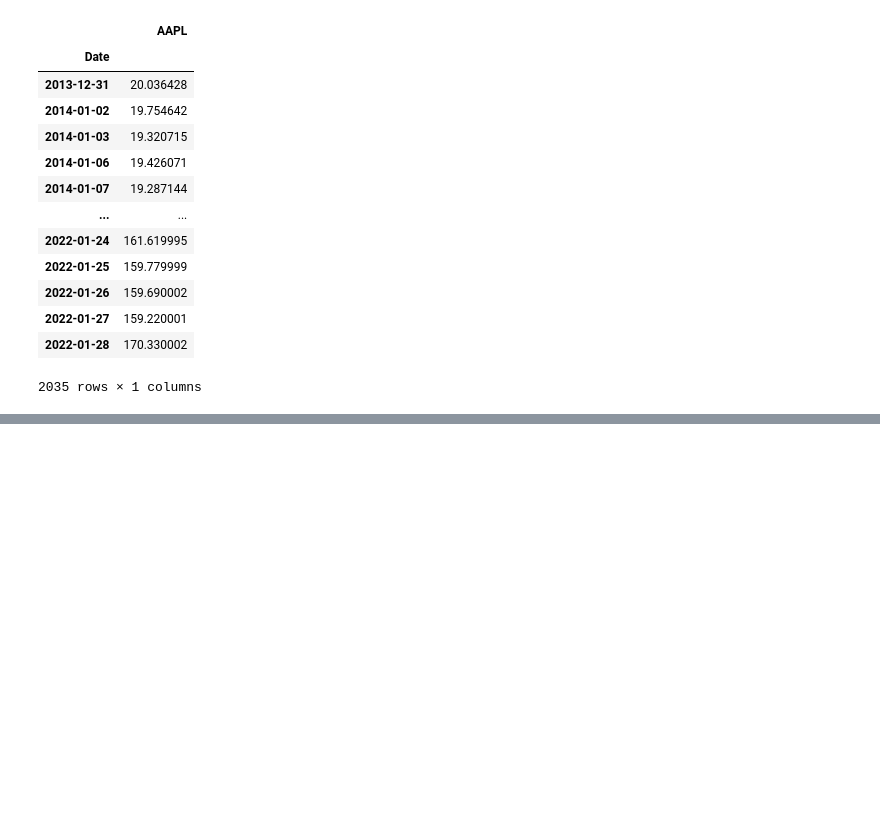
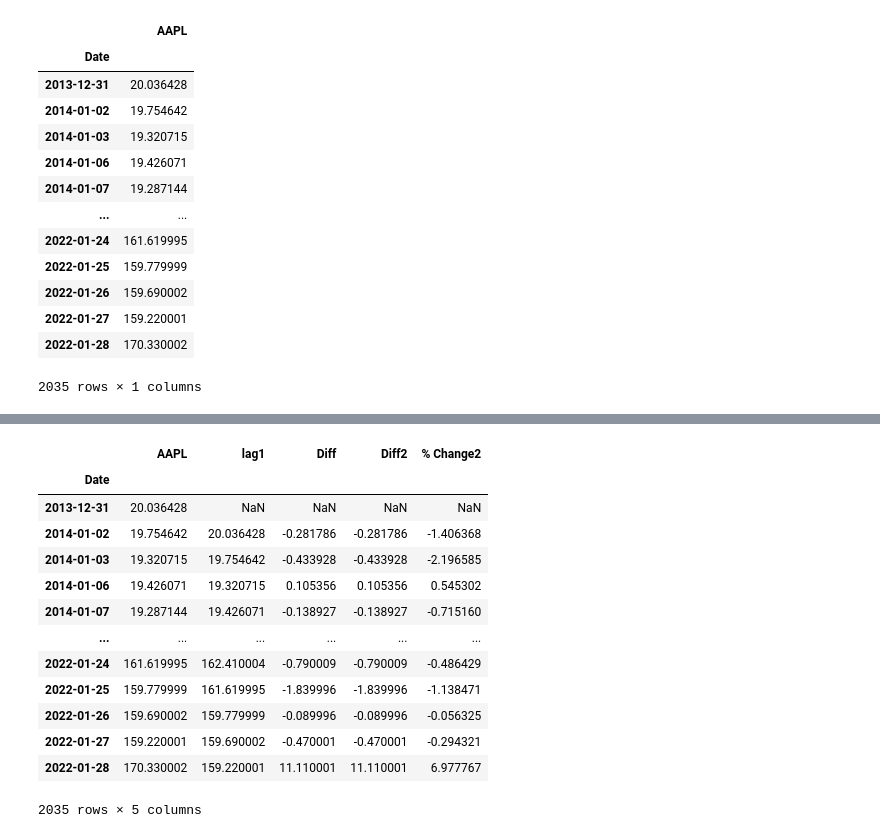
Before and after one commit to Janadhi14/Algo-trading, a Jupyter notebook: Introduction.ipynb, the cells around one changed output, grey strips where cells are left out. Saved outputs shown, nothing was run; the diff lists cells and outputs as text; code cells hidden in the pictures; blank space fills up the shorter version.

```diff
--- a/Introduction.ipynb
+++ b/Introduction.ipynb
@@ -391,0 +488,19 @@ aapl
+# %%
+#we are also able to use the percentage change function to this function
+aapl["% Change2"] = aapl.AAPL.pct_change(periods= 1).mul(100)
+aapl
+# %% [output]
+|  | AAPL | lag1 | Diff | Diff2 | % Change2 |
+| Date |  |  |  |  |  |
+| 2013-12-31 | 20.036428 | NaN | NaN | NaN | NaN |
+| 2014-01-02 | 19.754642 | 20.036428 | -0.281786 | -0.281786 | -1.406368 |
+| 2014-01-03 | 19.320715 | 19.754642 | -0.433928 | -0.433928 | -2.196585 |
+| 2014-01-06 | 19.426071 | 19.320715 | 0.105356 | 0.105356 | 0.545302 |
+| 2014-01-07 | 19.287144 | 19.426071 | -0.138927 | -0.138927 | -0.715160 |
+| ... | ... | ... | ... | ... | ... |
+| 2022-01-24 | 161.619995 | 162.410004 | -0.790009 | -0.790009 | -0.486429 |
+| 2022-01-25 | 159.779999 | 161.619995 | -1.839996 | -1.839996 | -1.138471 |
+| 2022-01-26 | 159.690002 | 159.779999 | -0.089996 | -0.089996 | -0.056325 |
+| 2022-01-27 | 159.220001 | 159.690002 | -0.470001 | -0.470001 | -0.294321 |
+| 2022-01-28 | 170.330002 | 159.220001 | 11.110001 | 11.110001 | 6.977767 |
+2035 rows × 5 columns
```
Also changed, not shown: parts of 21 cells of this notebook.
